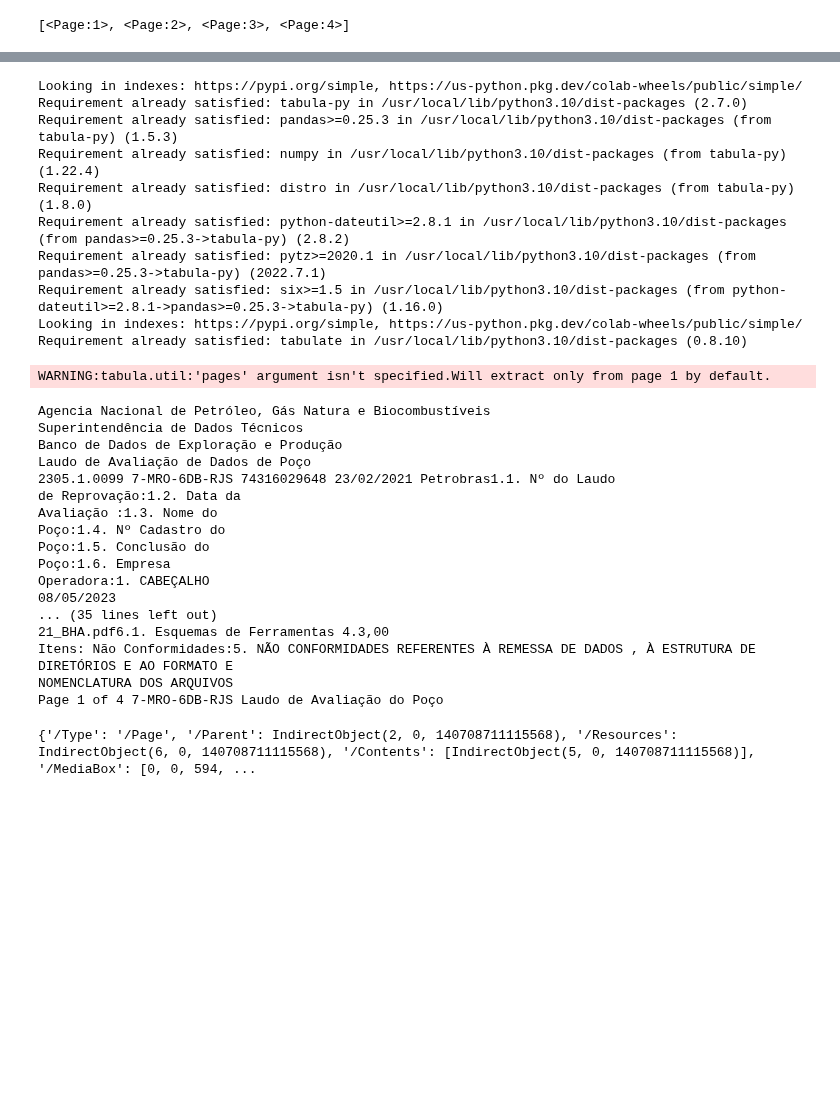
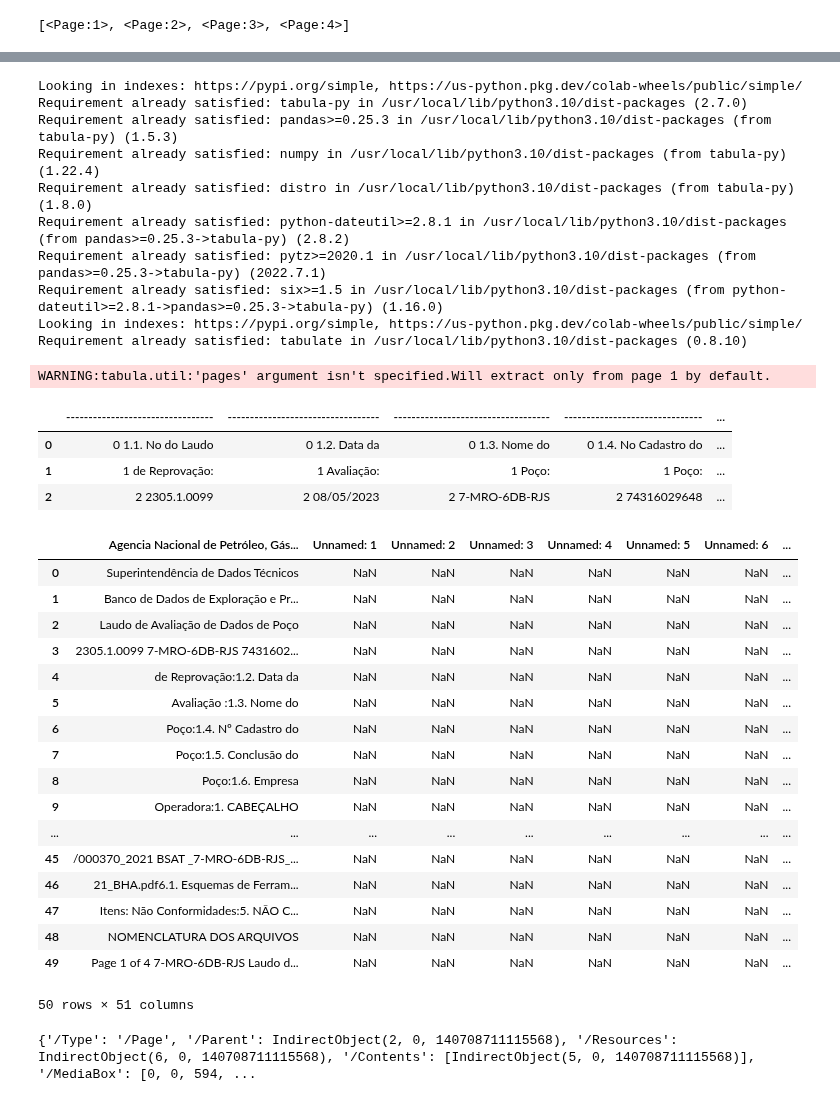
Before and after one commit to fabiobasson/my-frirst-repo, a Jupyter notebook: oficios_qualidade.ipynb, the cells around one changed output, grey strips where cells are left out. Cells and saved outputs as stored; diff of their text form; code cells hidden in the pictures; blank space fills up the shorter version.

```diff
--- a/oficios_qualidade.ipynb
+++ b/oficios_qualidade.ipynb
@@ -139,16 +148,16 @@ import io
 
 # Read the only the page n°6 of the file
 text = read_pdf('Laudo_3047648.pdf',pages = 0,
-                         multiple_tables = True, stream = True)
+                         multiple_tables = True, stream = True, encoding="utf-8")
 
 # Transform the result into a string table format
 table = tabulate(text)
 
 # Transform the table into dataframe
 df1 = pd.read_fwf(io.StringIO(table))
-
+df1[0:3]
 # Save the final result as excel file
-df1.to_excel("calories.xlsx")
+#df1[3:11].to_excel("oficios_qualidade1.xls")
 # %% [output]
 Looking in indexes: https://pypi.org/simple, https://us-python.pkg.dev/colab-wheels/public/simple/
 Requirement already satisfied: tabula-py in /usr/local/lib/python3.10/dist-packages (2.7.0)
@@ -161,3 +170,7 @@ Requirement already satisfied: six>=1.5 in /usr/local/lib/python3.10/dist-packag
 Looking in indexes: https://pypi.org/simple, https://us-python.pkg.dev/colab-wheels/public/simple/
 Requirement already satisfied: tabulate in /usr/local/lib/python3.10/dist-packages (0.8.10)
 WARNING:tabula.util:'pages' argument isn't specified.Will extract only from page 1 by default.
+|  | --------------------------------- | ---------------------------------- | ----------------------------------- | ------------------------------- | ... |
+| 0 | 0 1.1. No do Laudo | 0 1.2. Data da | 0 1.3. Nome do | 0 1.4. No Cadastro do | ... |
+| 1 | 1 de Reprovação: | 1 Avaliação: | 1 Poço: | 1 Poço: | ... |
+| 2 | 2 2305.1.0099 | 2 08/05/2023 | 2 7-MRO-6DB-RJS | 2 74316029648 | ... |
@@ -164,32 +179,37 @@ WARNING:tabula.util:'pages' argument isn't specified.Will extract only from page
 # %%
 import PyPDF2
 
 pdf_file = open('Laudo_3047648.pdf','rb')
 
 dados_pdf = PyPDF2.PdfFileReader(pdf_file)
 
 pagina1 = dados_pdf.getPage(0)
 texto_pagina1 = pagina1.extractText()
 
-print(texto_pagina1)
+df2 = pd.read_fwf(io.StringIO(texto_pagina1))
+df2
+#df2[3:11].to_excel("calories2.xlsx")
+
+#print(texto_pagina1)
 # %% [output]
+|  | Agencia Nacional de Petróleo, Gás... | Unnamed: 1 | Unnamed: 2 | Unnamed: 3 | Unnamed: 4 | Unnamed: 5 | Unnamed: 6 | ... |
+| 0 | Superintendência de Dados Técnicos | NaN | NaN | NaN | NaN | NaN | NaN | ... |
+| 1 | Banco de Dados de Exploração e Pr... | NaN | NaN | NaN | NaN | NaN | NaN | ... |
+| 2 | Laudo de Avaliação de Dados de Poço | NaN | NaN | NaN | NaN | NaN | NaN | ... |
+| 3 | 2305.1.0099 7-MRO-6DB-RJS 7431602... | NaN | NaN | NaN | NaN | NaN | NaN | ... |
+| 4 | de Reprovação:1.2. Data da | NaN | NaN | NaN | NaN | NaN | NaN | ... |
+| 5 | Avaliação :1.3. Nome do | NaN | NaN | NaN | NaN | NaN | NaN | ... |
+| 6 | Poço:1.4. Nº Cadastro do | NaN | NaN | NaN | NaN | NaN | NaN | ... |
+| 7 | Poço:1.5. Conclusão do | NaN | NaN | NaN | NaN | NaN | NaN | ... |
+| 8 | Poço:1.6. Empresa | NaN | NaN | NaN | NaN | NaN | NaN | ... |
+| 9 | Operadora:1. CABEÇALHO | NaN | NaN | NaN | NaN | NaN | NaN | ... |
+| ... | ... | ... | ... | ... | ... | ... | ... | ... |
+| 45 | /000370_2021 BSAT _7-MRO-6DB-RJS_... | NaN | NaN | NaN | NaN | NaN | NaN | ... |
+| 46 | 21_BHA.pdf6.1. Esquemas de Ferram... | NaN | NaN | NaN | NaN | NaN | NaN | ... |
+| 47 | Itens: Não Conformidades:5. NÃO C... | NaN | NaN | NaN | NaN | NaN | NaN | ... |
+| 48 | NOMENCLATURA DOS ARQUIVOS | NaN | NaN | NaN | NaN | NaN | NaN | ... |
+| 49 | Page 1 of 4 7-MRO-6DB-RJS Laudo d... | NaN | NaN | NaN | NaN | NaN | NaN | ... |
-Agencia Nacional de Petróleo, Gás Natura e Biocombustíveis
-Superintendência de Dados Técnicos
-Banco de Dados de Exploração e Produção
-Laudo de Avaliação de Dados de Poço
-2305.1.0099 7-MRO-6DB-RJS 74316029648 23/02/2021 Petrobras1.1. Nº do Laudo
-de Reprovação:1.2. Data da
-Avaliação :1.3. Nome do
-Poço:1.4. Nº Cadastro do
-Poço:1.5. Conclusão do
-Poço:1.6. Empresa
-Operadora:1. CABEÇALHO
-08/05/2023
-... (35 lines left out)
-21_BHA.pdf6.1. Esquemas de Ferramentas 4.3,00
-Itens: Não Conformidades:5. NÃO CONFORMIDADES REFERENTES À REMESSA DE DADOS , À ESTRUTURA DE DIRETÓRIOS E AO FORMATO E
-NOMENCLATURA DOS ARQUIVOS
-Page 1 of 4 7-MRO-6DB-RJS Laudo de Avaliação do Poço
+50 rows × 51 columns
 # %%
 print(dados_pdf.getPage(0))
 # %% [output]
```
Also changed, not shown: parts of 9 cells of this notebook.
